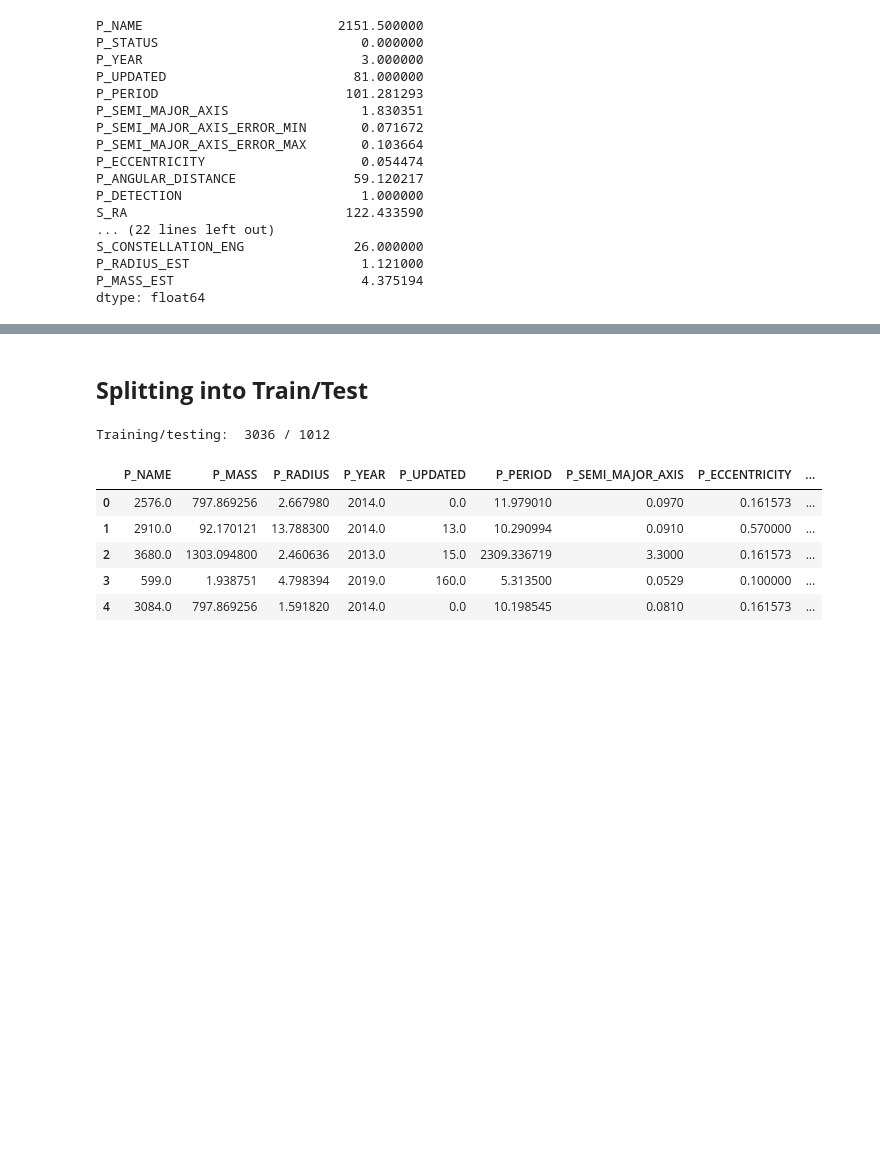
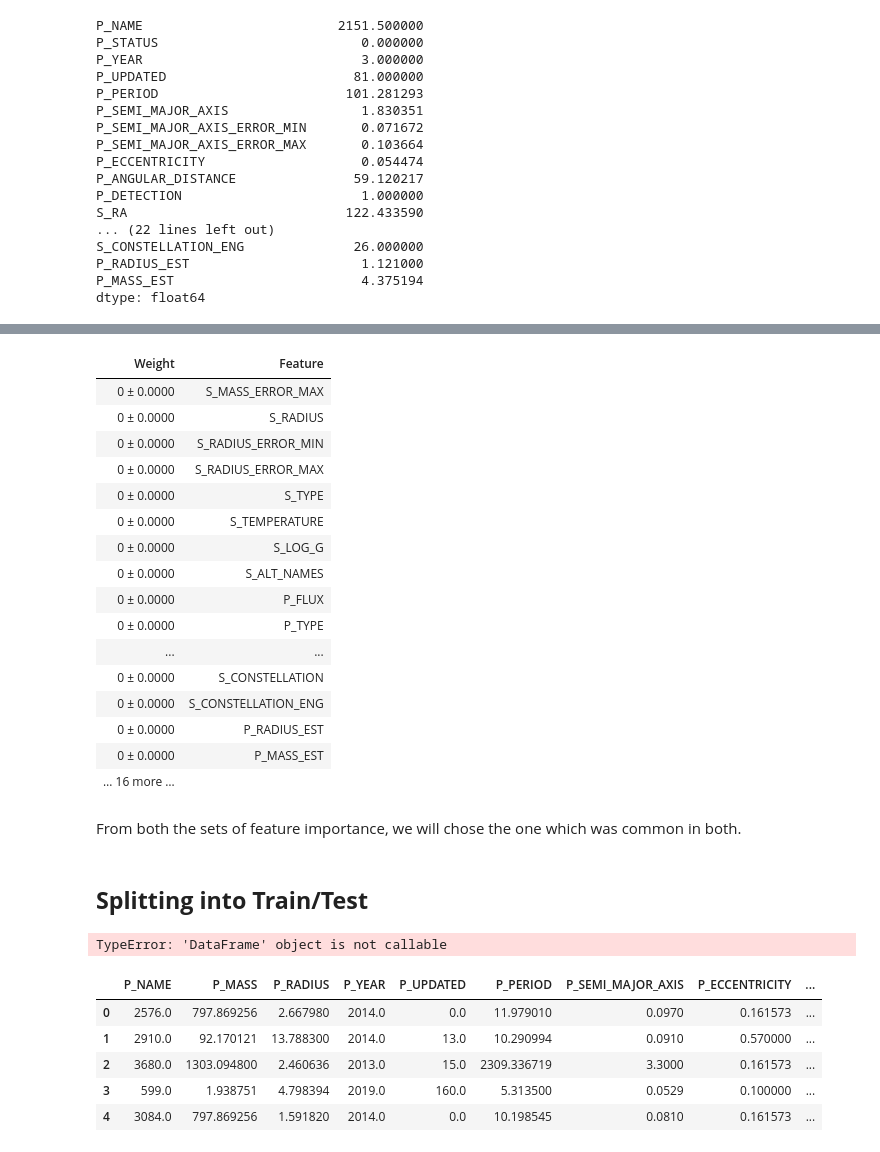
Before and after one commit to Ridima28/Exoplanet-Habitability-Classification, a Jupyter notebook: models/main.ipynb, the cells around one changed output, grey strips where cells are left out. Saved outputs shown, nothing was run; the diff lists cells and outputs as text; code cells hidden in the pictures; blank space fills up the shorter version.

Commit message:
splitting the data

```diff
--- a/models/main.ipynb
+++ b/models/main.ipynb
@@ -413,0 +428,9 @@ working_data = working_data[
+# %%
+#Random Forest Classifier feature importance
+selector = SelectFromModel(RandomForestClassifier(n_estimators=1000, random_state=0))
+selector.fit(X,y)
+
+support = selector.get_support()
+features = X.loc[:,support].columns.tolist()
+print(features)
+print(RandomForestClassifier(n_estimators=1000, random_state=0).fit(X,y).feature_importances_)
@@ -414,13 +448,48 @@ working_data = working_data[
+# %%
+# Permutation Importance
+import eli5
+from eli5.sklearn import PermutationImportance
+from sklearn.ensemble import RandomForestClassifier as rf
+
+rf_model = RandomForestClassifier(n_estimators=1000, random_state=0)
+rf_model.fit(X,y)
+
+perm = PermutationImportance(rf_model, random_state=1)
+
+perm.fit(X,y)
+
+eli5.show_weights(perm, feature_names = X.columns.tolist())
+# %% [output]
+| Weight | Feature |
+| 0 ± 0.0000 | S_MASS_ERROR_MAX |
+| 0 ± 0.0000 | S_RADIUS |
+| 0 ± 0.0000 | S_RADIUS_ERROR_MIN |
+| 0 ± 0.0000 | S_RADIUS_ERROR_MAX |
+| 0 ± 0.0000 | S_TYPE |
+| 0 ± 0.0000 | S_TEMPERATURE |
+| 0 ± 0.0000 | S_LOG_G |
+| 0 ± 0.0000 | S_ALT_NAMES |
+| 0 ± 0.0000 | P_FLUX |
+| 0 ± 0.0000 | P_TYPE |
+| ... | ... |
+| 0 ± 0.0000 | S_CONSTELLATION |
+| 0 ± 0.0000 | S_CONSTELLATION_ENG |
+| 0 ± 0.0000 | P_RADIUS_EST |
+| 0 ± 0.0000 | P_MASS_EST |
+| … 16 more … |  |
+# %% [markdown]
+From both the sets of feature importance, we will chose the one which was common in both.
 # %% [markdown]
 ## **Splitting into Train/Test**
 # %%
-X = working_data.drop('P_HABITABLE', axis = 1)
-y = working_data["P_HABITABLE"]
+features = working_data[['P_TYPE_TEMP','P_PERIOD','S_DEC','S_DISTANCE','S_MASS','S_TEMPERATURE','P_TYPE','S_TIDAL_LOCK','P_HABZONE_OPT','P_RADIUS_EST']]
+target = working_data["P_HABITABLE"]
 
-X_train, X_test, y_train, y_test = train_test_split(X, y , test_size=0.25, random_state=42)
+X_train, X_test, y_train, y_test = train_test_split(features, target , test_size=0.20, random_state=42)
+
 print("Training/testing: ", len(X_train), '/', len(X_test))
 # %% [output]
-Training/testing:  3036 / 1012
+TypeError: 'DataFrame' object is not callable
 # %%
 smote = SMOTE(sampling_strategy='auto', k_neighbors=5, random_state=42)
 X_train_smote, y_train_smote = smote.fit_resample(X_train, y_train)
```
Also changed, not shown: parts of 6 cells of this notebook.
